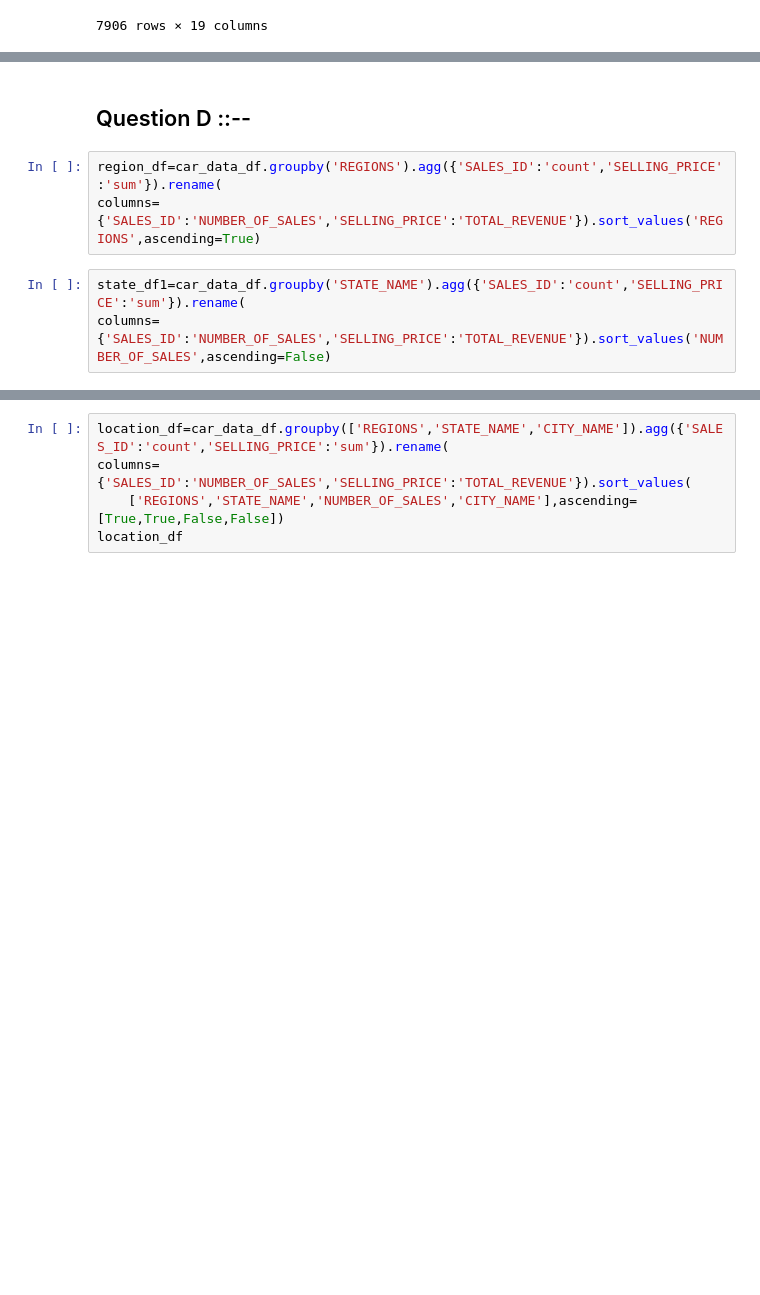
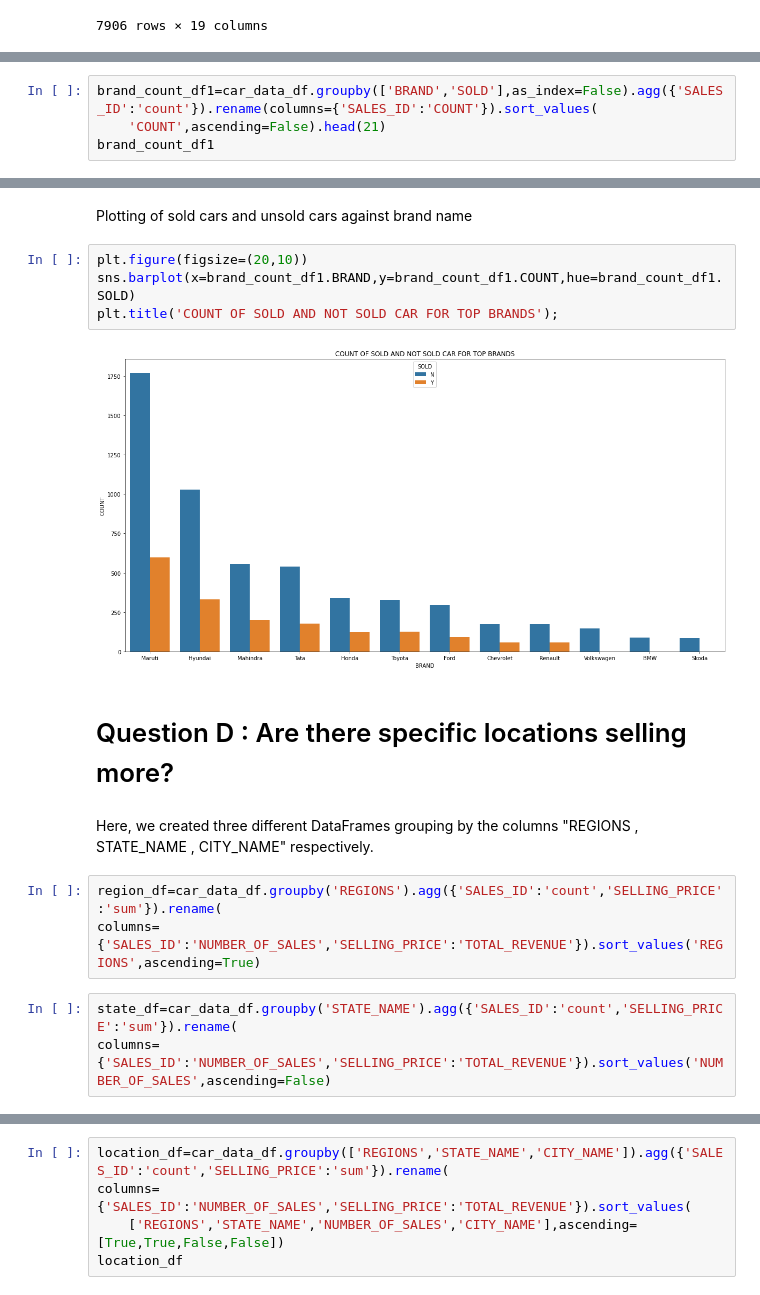
Before and after one commit to Anubhaw19/CP, a Jupyter notebook: Python/capstone(car_data) .ipynb, the cells around one changed output, grey strips where cells are left out. Drawn from its saved outputs; the diff is of its cells as text; blank space fills up the shorter version.

```diff
--- a/Python/capstone(car_data) .ipynb
+++ b/Python/capstone(car_data) .ipynb
@@ -62,0 +182,4 @@ plt.title('COUNT OF SALES PER BRAND');
+# %%
+brand_count_df1=car_data_df.groupby(['BRAND','SOLD'],as_index=False).agg({'SALES_ID':'count'}).rename(columns={'SALES_ID':'COUNT'}).sort_values(
+    'COUNT',ascending=False).head(21)
+brand_count_df1
@@ -63,8 +204,18 @@ plt.title('COUNT OF SALES PER BRAND');
+# %% [markdown]
+Plotting of sold cars and unsold cars against brand name
+# %%
+plt.figure(figsize=(20,10))
+sns.barplot(x=brand_count_df1.BRAND,y=brand_count_df1.COUNT,hue=brand_count_df1.SOLD)
+plt.title('COUNT OF SOLD AND NOT SOLD CAR FOR TOP BRANDS');
+# %% [output]
+[figure, added]
 # %% [markdown]
-## Question D ::--
+# Question D : Are there specific locations selling more?
-# %%
-region_df=car_data_df.groupby('REGIONS').agg({'SALES_ID':'count','SELLING_PRICE':'sum'}).rename(
-columns={'SALES_ID':'NUMBER_OF_SALES','SELLING_PRICE':'TOTAL_REVENUE'}).sort_values('REGIONS',ascending=True)
+# %% [markdown]
+Here, we created three different DataFrames grouping by the columns "REGIONS , STATE_NAME , CITY_NAME" respectively.
+# %%
+region_df=car_data_df.groupby('REGIONS').agg({'SALES_ID':'count','SELLING_PRICE':'sum'}).rename(
+columns={'SALES_ID':'NUMBER_OF_SALES','SELLING_PRICE':'TOTAL_REVENUE'}).sort_values('REGIONS',ascending=True)
 # %%
-state_df1=car_data_df.groupby('STATE_NAME').agg({'SALES_ID':'count','SELLING_PRICE':'sum'}).rename(
+state_df=car_data_df.groupby('STATE_NAME').agg({'SALES_ID':'count','SELLING_PRICE':'sum'}).rename(
 columns={'SALES_ID':'NUMBER_OF_SALES','SELLING_PRICE':'TOTAL_REVENUE'}).sort_values('NUMBER_OF_SALES',ascending=False)
```
Also changed, not shown: parts of 64 cells of this notebook.
